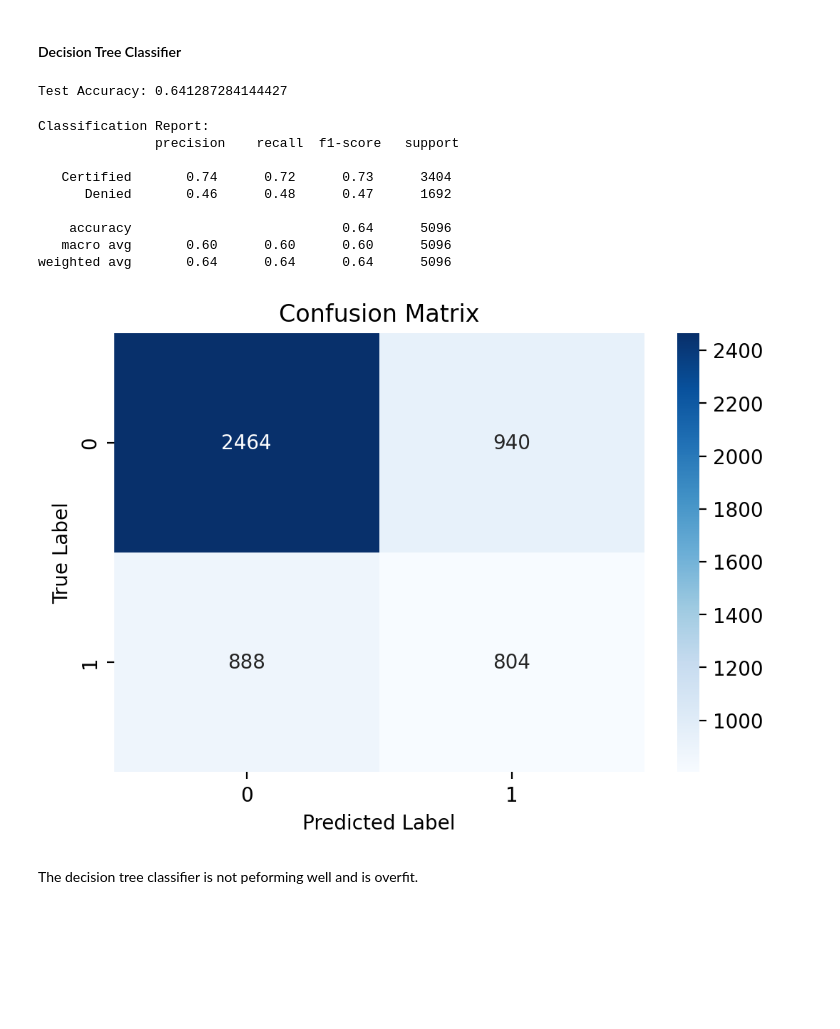
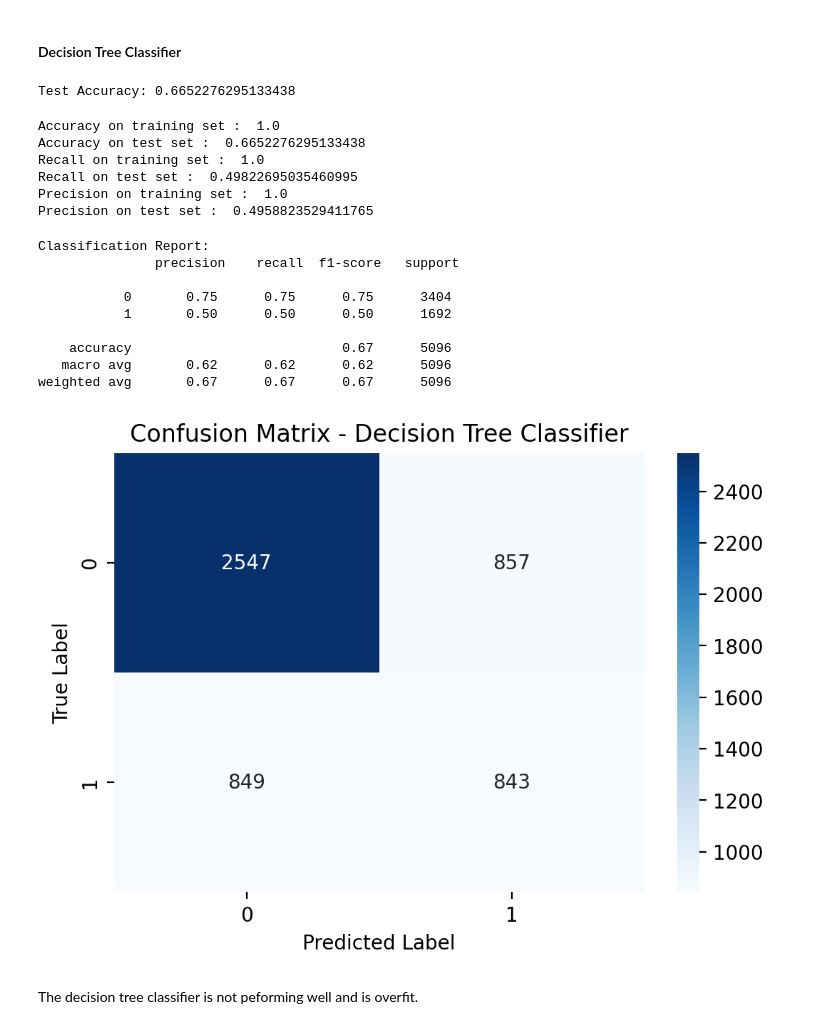
Before and after one commit to cmurray4492/PythonProjects, a Jupyter notebook: UT_Austin/Ensemble/Craig_Murray_DSBA_Project_ET_EasyVisa_Fullcode.ipynb, the cells around one changed output. Cells and saved outputs as stored; diff of their text form; code cells hidden in the pictures; blank space fills up the shorter version.

```diff
--- a/UT_Austin/Ensemble/Craig_Murray_DSBA_Project_ET_EasyVisa_Fullcode.ipynb
+++ b/UT_Austin/Ensemble/Craig_Murray_DSBA_Project_ET_EasyVisa_Fullcode.ipynb
@@ -464,9 +431,11 @@ label_encoder = LabelEncoder()
 tree_df['has_job_experience_encoded'] = label_encoder.fit_transform(tree_df['has_job_experience'])
 tree_df['requires_job_training_encoded'] = label_encoder.fit_transform(tree_df['requires_job_training'])
 tree_df = tree_df.drop(['requires_job_training', 'has_job_experience'], axis=1)
-# %%
-tree_df['region_of_employment'] = label_encoder.fit_transform(tree_df['region_of_employment'])
-tree_df = tree_df.drop(['region_of_employment'], axis=1)
+# %%
+tree_df = pd.concat([tree_df, pd.get_dummies(tree_df['region_of_employment'], prefix='region')], axis=1)
+tree_df = tree_df.drop('region_of_employment', axis=1)
 # %%
 tree_df['full_time_position'] = label_encoder.fit_transform(tree_df['full_time_position'])
 tree_df = tree_df.drop(['full_time_position'], axis=1)
+# %%
+tree_df['case_status'] = label_encoder.fit_transform(tree_df['case_status'])
@@ -614,4 +584,4 @@ DTC_ypred = DTCModel.predict(X_test)
 # %%
 print("Test Accuracy:", accuracy_score(y_test, DTC_ypred))
 # %% [output]
-Test Accuracy: 0.641287284144427
+Test Accuracy: 0.6652276295133438
@@ -618,24 +627,33 @@ Test Accuracy: 0.641287284144427
+# %%
+get_metrics_score2(DTCModel, X_train, X_test, y_train, y_test)
+# %% [output]
+Accuracy on training set :  1.0
+Accuracy on test set :  0.6652276295133438
+Recall on training set :  1.0
+Recall on test set :  0.49822695035460995
+Precision on training set :  1.0
+Precision on test set :  0.4958823529411765
 # %%
 print("Classification Report:\n", classification_report(y_test, DTC_ypred))
 # %% [output]
 Classification Report:
                precision    recall  f1-score   support
 
-   Certified       0.74      0.72      0.73      3404
-      Denied       0.46      0.48      0.47      1692
+           0       0.75      0.75      0.75      3404
+           1       0.50      0.50      0.50      1692
 
-    accuracy                           0.64      5096
-   macro avg       0.60      0.60      0.60      5096
-weighted avg       0.64      0.64      0.64      5096
+    accuracy                           0.67      5096
+   macro avg       0.62      0.62      0.62      5096
+weighted avg       0.67      0.67      0.67      5096
 # %%
 cm = confusion_matrix(y_test, DTC_ypred)
 plt.figure(figsize=(6,4), dpi=200)
 sns.heatmap(cm, annot=True, fmt='d', cmap='Blues')
 plt.xlabel("Predicted Label")
 plt.ylabel("True Label")
-plt.title("Confusion Matrix");
+plt.title("Confusion Matrix - Decision Tree Classifier");
 # %% [output]
-[figure, old version]
+[figure, new version]
 # %% [markdown]
 The decision tree classifier is not peforming well and is overfit.
 # %% [markdown]
```
Also changed, not shown: parts of 30 cells of this notebook.
